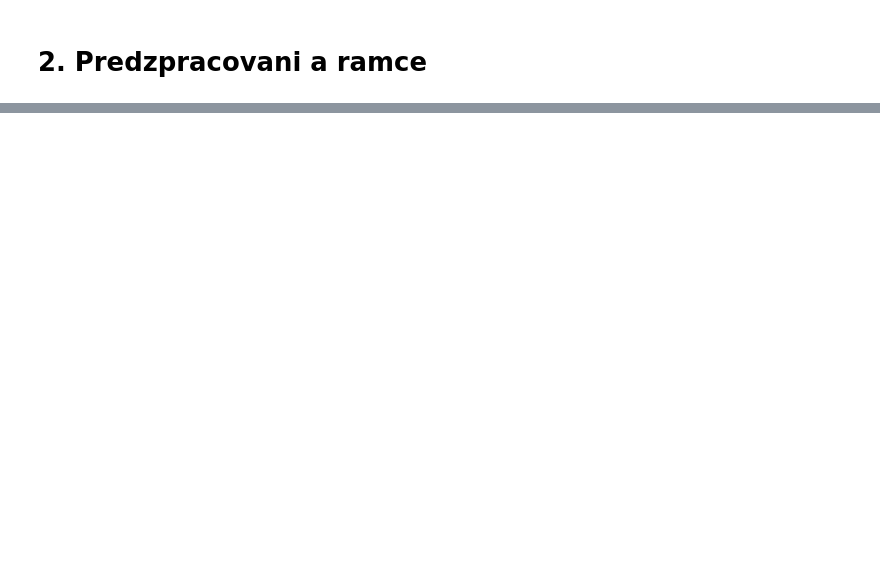
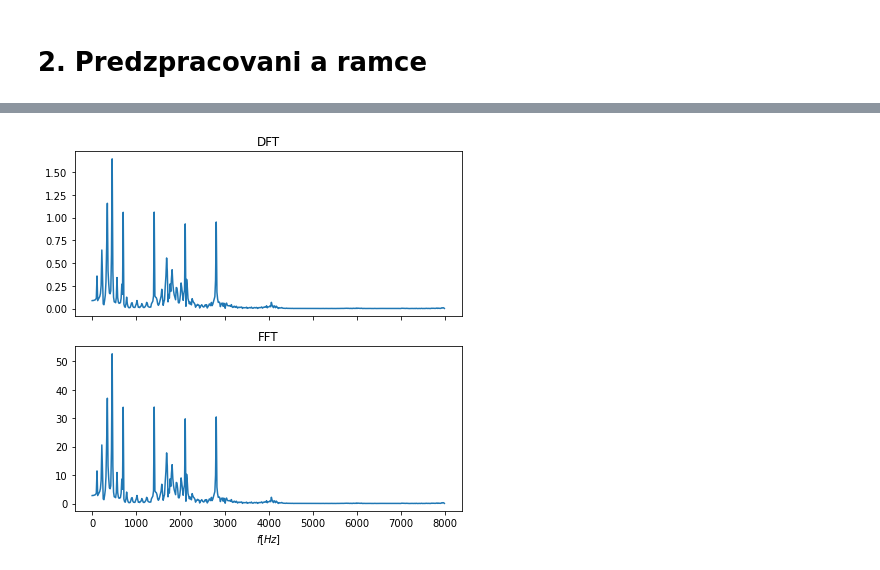
Before and after one commit to Martet/ISS, a Jupyter notebook: src/src.ipynb, the cells around one changed output, grey strips where cells are left out. Saved outputs shown, nothing was run; the diff lists cells and outputs as text; code cells hidden in the pictures; blank space fills up the shorter version.

```diff
--- a/src/src.ipynb
+++ b/src/src.ipynb
@@ -35,0 +55,25 @@ s = s / max(s.min(), s.max(), key=abs)
+# %%
+def dft(arr): #https://stackoverflow.com/a/19739589
+    i, j = np.meshgrid(np.arange(1024), np.arange(1024))
+    omega = np.exp(-2 * np.pi * 1j / 1024)
+    W = np.power(omega, i * j) / np.sqrt(1024)
+    return np.dot(W, arr)
+
+a = dft(frames[:, 21])
+b = np.fft.fft(frames[:, 21])
+# %%
+t1 = np.arange(a.size // 2) / a.size * fs
+t2 = np.arange(b.size // 2) / b.size * fs
+
+fig, (ax1, ax2) = plt.subplots(2, 1, figsize=(6, 6), sharex='all')
+
+ax1.plot(t1, np.abs(a[:a.size // 2]))
+ax1.set_title('DFT')
+
+ax2.plot(t2, np.abs(b[:b.size // 2]))
+ax2.set_xlabel('$f[Hz]$')
+ax2.set_title('FFT')
+
+fig.tight_layout()
+# %% [output]
+[figure, added]
```
Also changed, not shown: parts of 22 cells of this notebook, 2 other files.
